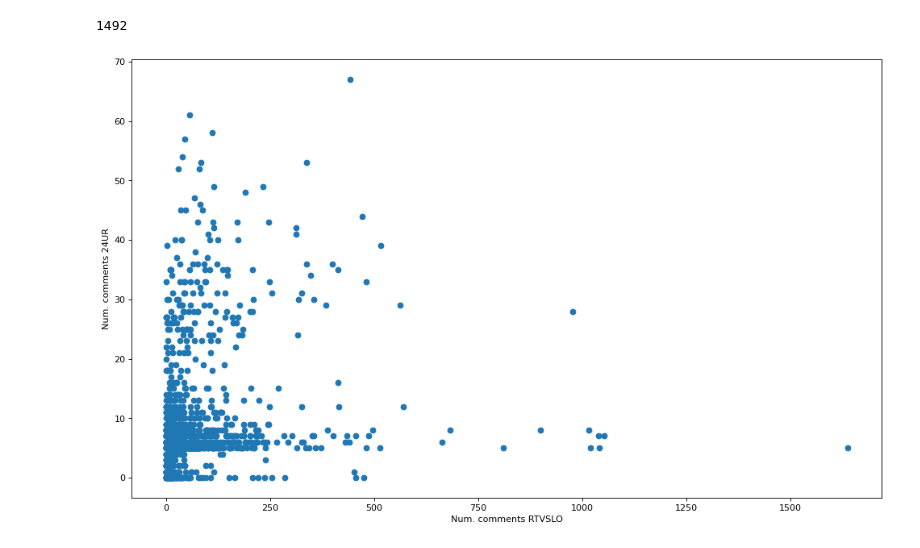
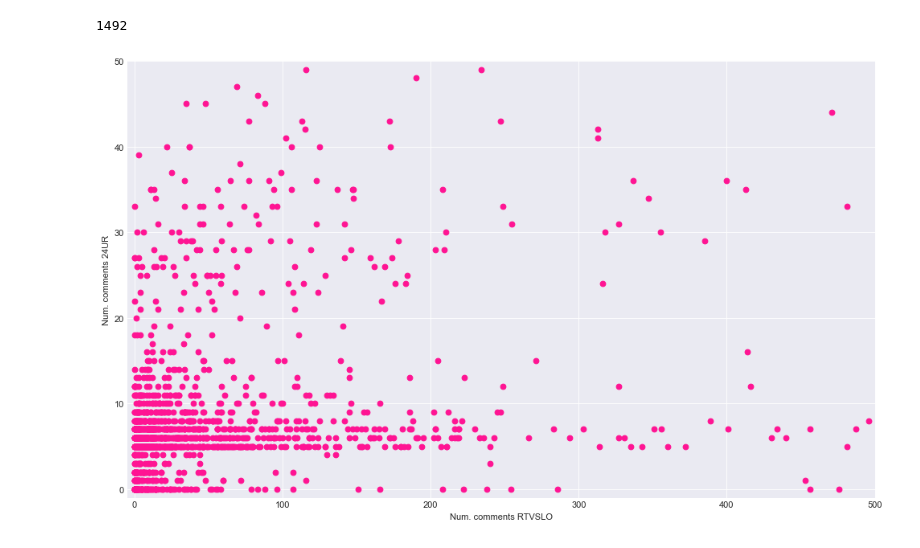
Before and after one commit to Kronii/NLP-2022, a Jupyter notebook: src/parsers/final_data_parser.ipynb, the cells around one changed output. Drawn from its saved outputs; the diff is of its cells as text; code cells hidden in the pictures.

```diff
--- a/src/parsers/final_data_parser.ipynb
+++ b/src/parsers/final_data_parser.ipynb
@@ -6,8 +6,13 @@ import math
 from collections import defaultdict
 import numpy as np
 import random
+
+my_cmap = plt.get_cmap("cool")
+rescale = lambda y: (y - np.min(y)) / (np.max(y) - np.min(y))
+style = plt.style.library['seaborn-darkgrid']
+plt.style.use(style)
 # %%
-with open(os.path.join("data", "final_data.json"), "r") as f:
+with open(os.path.join("../../data", "data.json"), "r") as f:
     data = json.loads(f.read())
 # %%
 comments_rtvslo = []
@@ -46,20 +51,21 @@ len(comments_rtvslo)
 1492
 # %%
 plt.figure(figsize=(15, 9), dpi=80, facecolor='white')
-plt.plot(comments_rtvslo, comments_24ur, "o", label='articles')
+plt.plot(comments_rtvslo, comments_24ur, "o", label='articles', color='deeppink')
 plt.xlabel("Num. comments RTVSLO")
 plt.ylabel("Num. comments 24UR")
 # plt.plot(comments_rtvslo, "o", label='articles')
 # plt.plot(comments_24ur, "o", label='articles')
-# plt.xlim(-5,75)
+plt.xlim(-5,500)
+plt.ylim(-1, 50)
 
 # plt.hist(comments_24ur, bins=100)
 
 
 # plt.xscale('log')
 plt.savefig("../img/correlation.png", bbox_inches='tight')
 plt.show()
 # %% [output]
-[figure, old version]
+[figure, new version]
 # %%
 plt.figure(figsize=(15, 9), dpi=80, facecolor='white')
```
Also changed, not shown: parts of 6 cells of this notebook, 5 other files.
